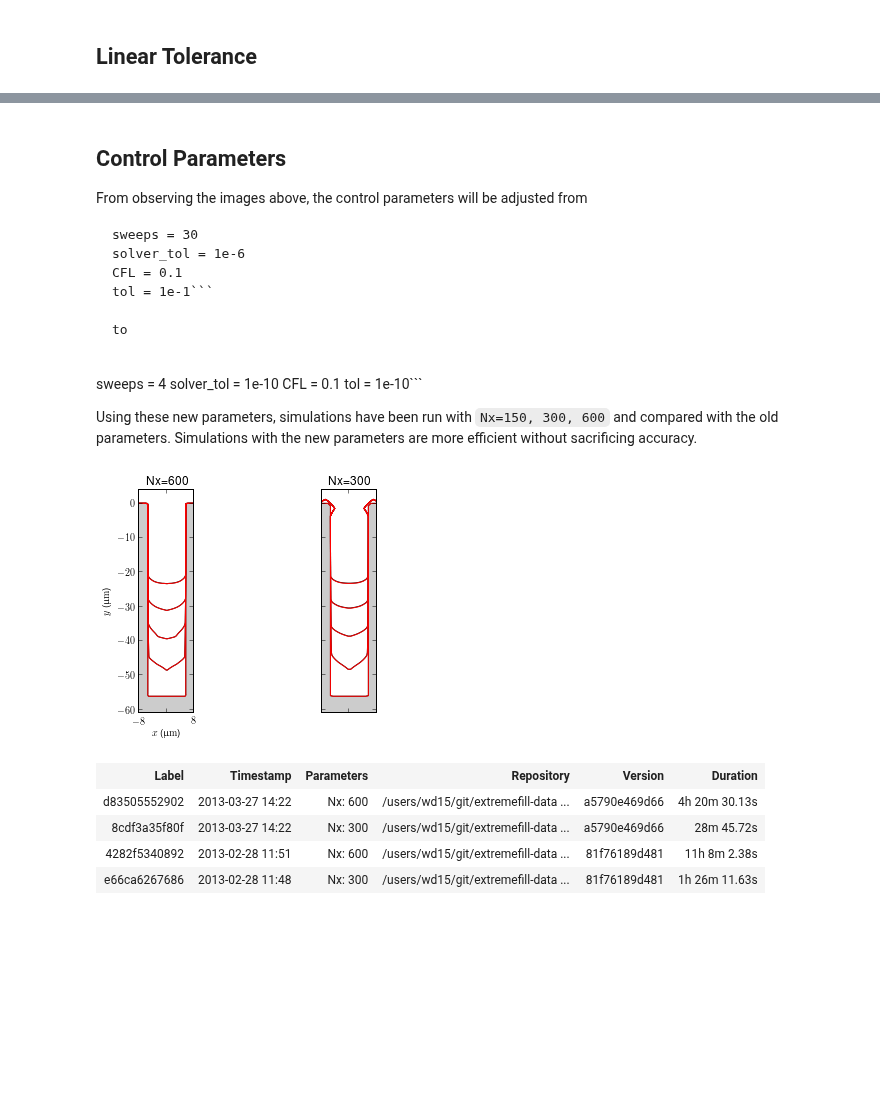
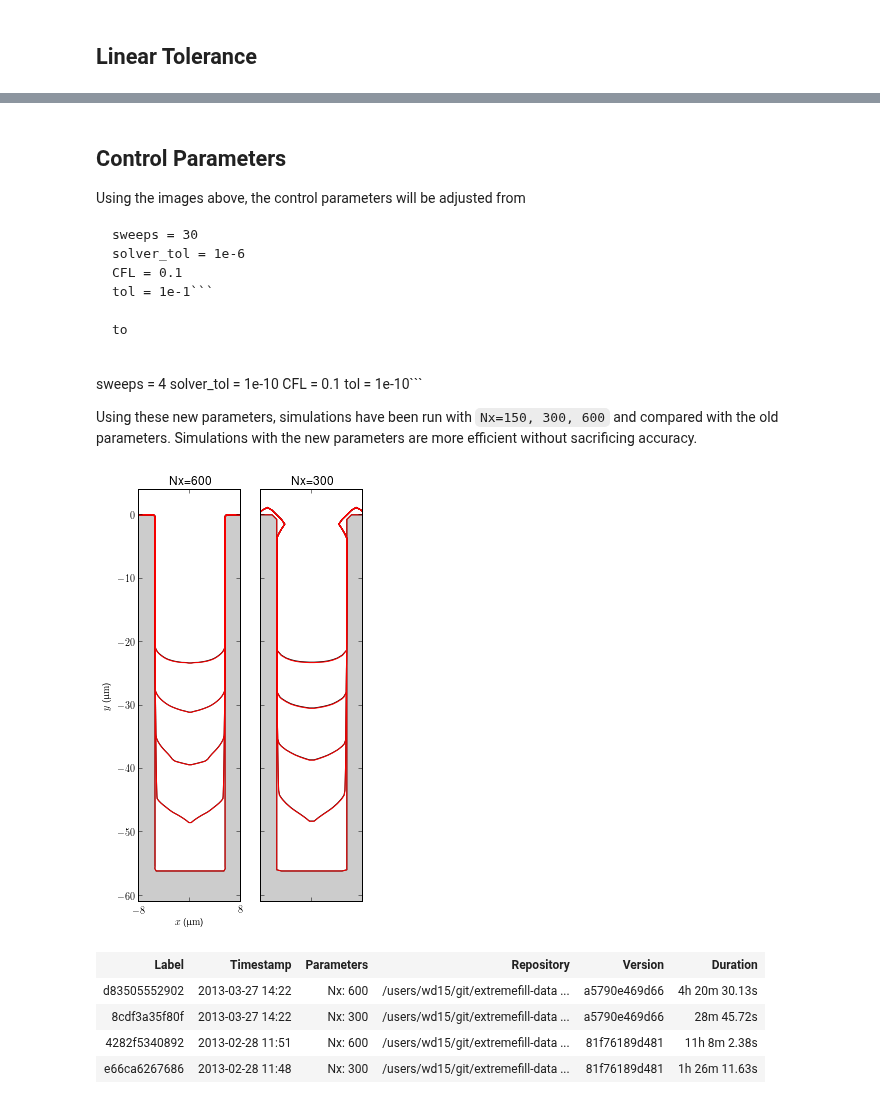
Before and after one commit to wd15/extremefill2D, a Jupyter notebook: extremefill2D.ipynb, the cells around one changed output, grey strips where cells are left out. Drawn from its saved outputs; the diff is of its cells as text; code cells hidden in the pictures; blank space fills up the shorter version.

````diff
--- a/extremefill2D.ipynb
+++ b/extremefill2D.ipynb
@@ -129,7 +129,7 @@ CustomHTMLFormatter(records, fields=['label', 'timestamp', 'parameters', 'reposi
 # %% [markdown]
 ## Control Parameters
 
-From observing the images above, the control parameters will be adjusted from
+Using the images above, the control parameters will be adjusted from
 
 ```
 sweeps = 30
@@ -149,20 +149,18 @@
 # %%
 from multiViewer import MultiViewer
 from smtext import getSMTRecords, CustomHTMLFormatter
 
 Nxs = (600, 300)
 records = getSMTRecords(tags=['serialnumber8'])
 records = [getSMTRecords(records=records, parameters={'Nx' : Nx})[0] for Nx in Nxs]
-
 baseRecords = getSMTRecords(tags=['batch2'])
 baseRecords = [getSMTRecords(records=baseRecords, parameters={'Nx' : Nx})[0] for Nx in Nxs]
-
 title = [r'Nx={0:d}'.format(r.parameters['Nx']) for r in records]
-viewer = MultiViewer(records, baseRecords=baseRecords, title=title)
+viewer = MultiViewer(records, baseRecords=baseRecords, title=title, figsize=(4, 9))
 viewer.plot(times=(0., 1000., 2000., 3000., 4000.))
 CustomHTMLFormatter(records + baseRecords, fields=['label', 'timestamp', 'parameters', 'repository', 'version', 'duration'], parameters=['Nx']).ipython_table()
 # %% [output]
-[figure, old version]
+[figure, new version]
 | Label | Timestamp | Parameters | Repository | Version | Duration |
 | d83505552902 | 2013-03-27 14:22 | Nx: 600 | /users/wd15/git/extremefill-data ... | a5790e469d66 | 4h 20m 30.13s |
 | 8cdf3a35f80f | 2013-03-27 14:22 | Nx: 300 | /users/wd15/git/extremefill-data ... | a5790e469d66 | 28m 45.72s |
````
Also changed, not shown: parts of 8 cells of this notebook, 2 other files.
